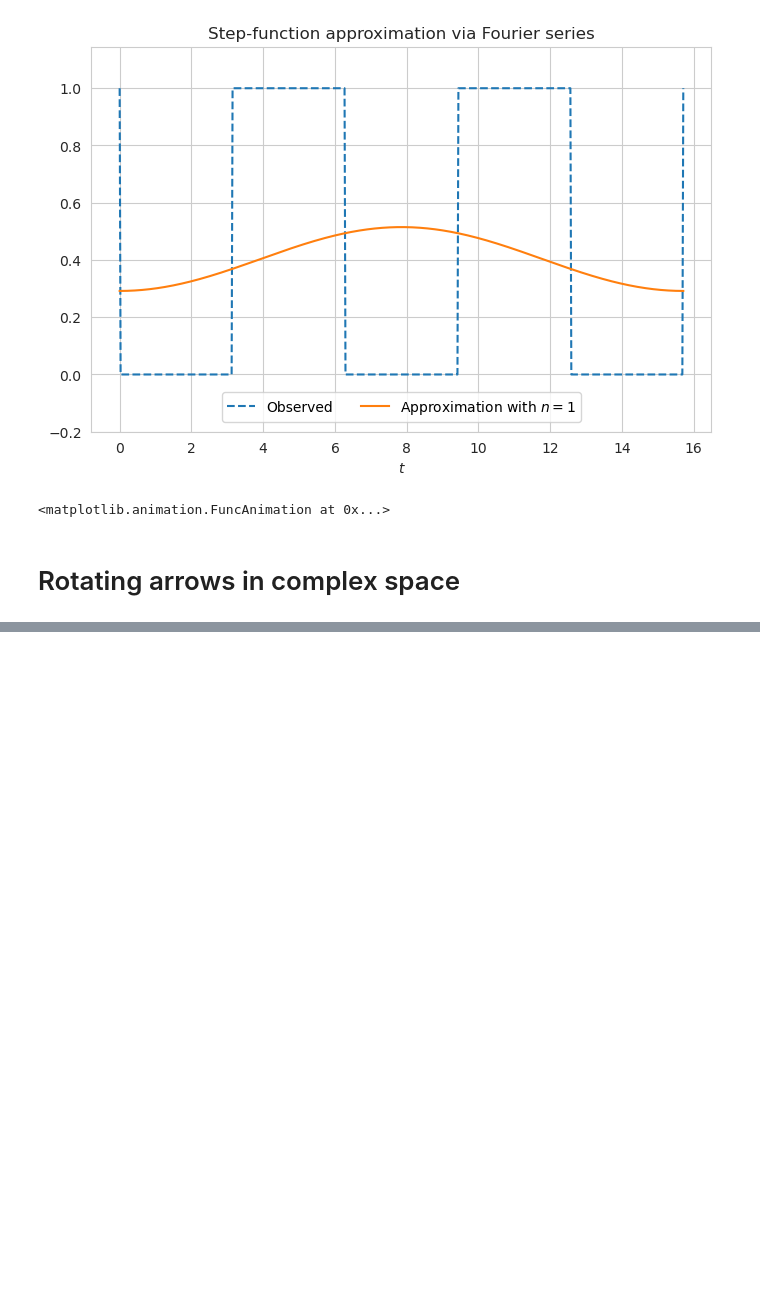
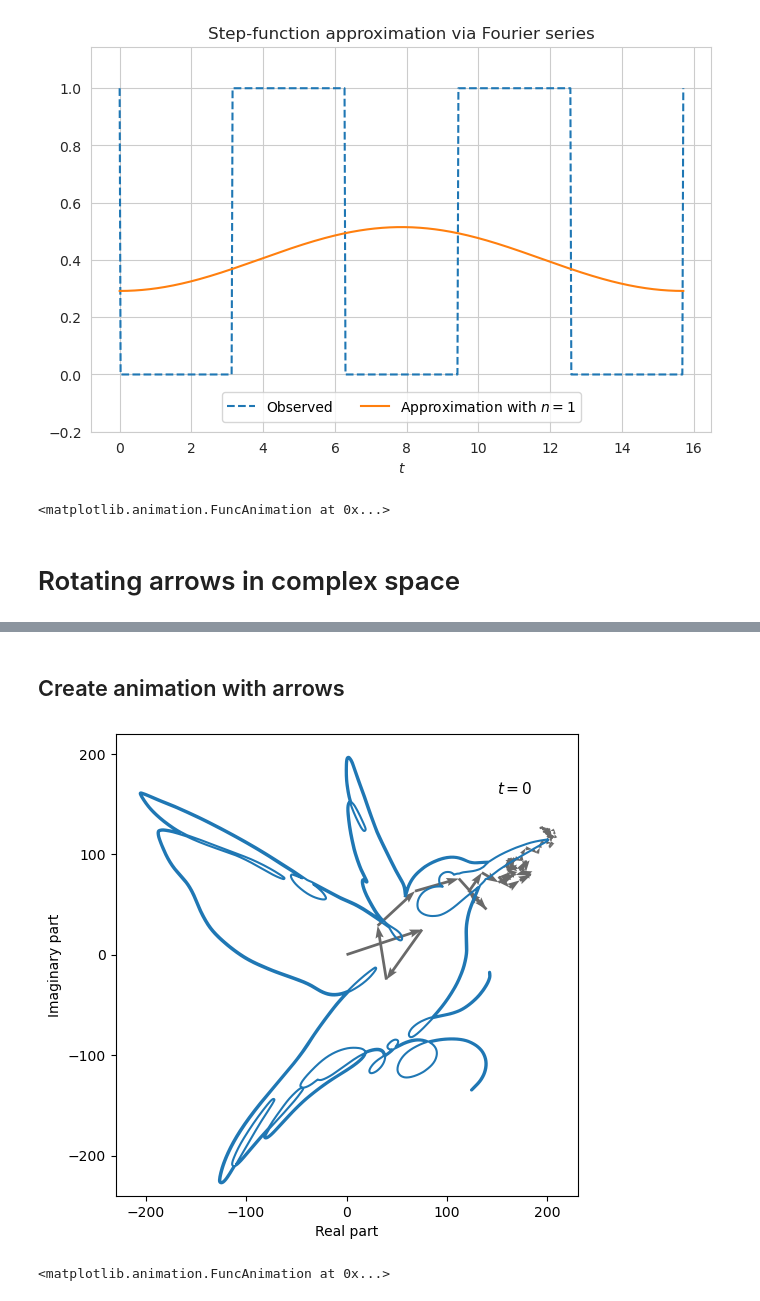
Before and after one commit to vzahorui/vzahorui.github.io, a Jupyter notebook: jupyter_notebooks/approximation/fourier_series.ipynb, the cells around one changed output, grey strips where cells are left out. Saved outputs shown, nothing was run; the diff lists cells and outputs as text; code cells hidden in the pictures; blank space fills up the shorter version.

Commit message:
completed fourier series

```diff
--- a/jupyter_notebooks/approximation/fourier_series.ipynb
+++ b/jupyter_notebooks/approximation/fourier_series.ipynb
@@ -178,0 +574,60 @@ NameError: name 'abc' is not defined
+# %% [markdown]
+## Create animation with arrows
+# %%
+fig, ax = plt.subplots(figsize = (8,6))
+
+x_covered_line = []
+y_covered_line = []
+
+def animate(t):
+
+    xs = []
+    ys = []
+    us = []
+    vs = []
+
+    for n in range(len(arrows)):
+
+        if n ==0:
+            arrows[n].update(t=t)
+        else:
+            arrows[n].update(t=t, new_start=arrows[n-1].end)
+
+        ar = arrows[n]
+        xs.append(ar.start.real)
+        ys.append(ar.start.imag)
+        us.append(ar.val.real)
+        vs.append(ar.val.imag)
+
+        if n == len(arrows)-1:
+            x_covered_line.append(ar.end.real)
+            y_covered_line.append(ar.end.imag)
+
+    ax.clear()
+    ax.set_xlim(-230, 230)
+    ax.set_ylim(-240, 220)
+    ax.set_xlabel('Real part')
+    ax.set_ylabel('Imaginary part')
+    #ax.set_title('Complex Fourier Series of'+ ' ' + label +': N = {}'.format(str(N)))
+    vectors = ax.quiver(xs, ys, us, vs, angles='xy', scale_units='xy', scale=1, color='dimgrey', headaxislength=4, headlength=4.5)
+    approximated = ax.plot(x,y)
+    approx = ax.plot(x_covered_line, y_covered_line, label = 'Fourier approx.')
+    text_element = ax.text(s=f'$t = {round(t)}$', x=150, y=160, size=11)
+    ax.set_aspect(1)
+    return vectors, approximated, approx
+
+
+ani = FuncAnimation(
+    fig,
+    animate,
+    interval=100,
+    blit=False,  # blitting can't be used with Figure artists
+    frames=t[0::15],
+    repeat_delay=100,
+)
+# %% [output]
+[figure, added]
+# %%
+ani
+# %% [output]
+<matplotlib.animation.FuncAnimation at 0x...>
```
Also changed, not shown: parts of 18 cells of this notebook, 4 other files.
